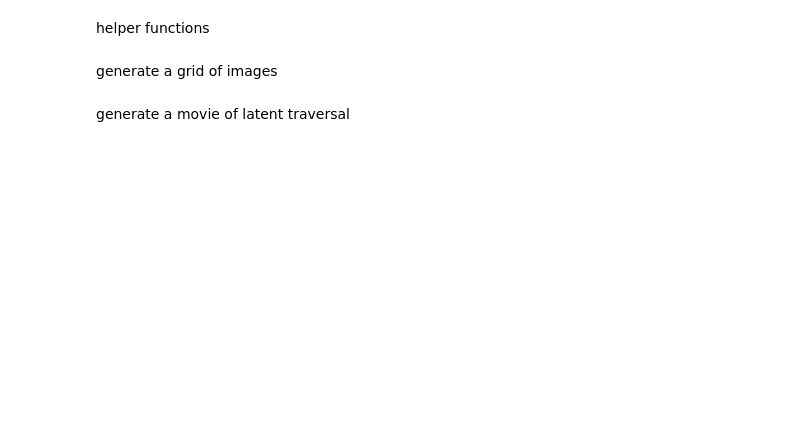
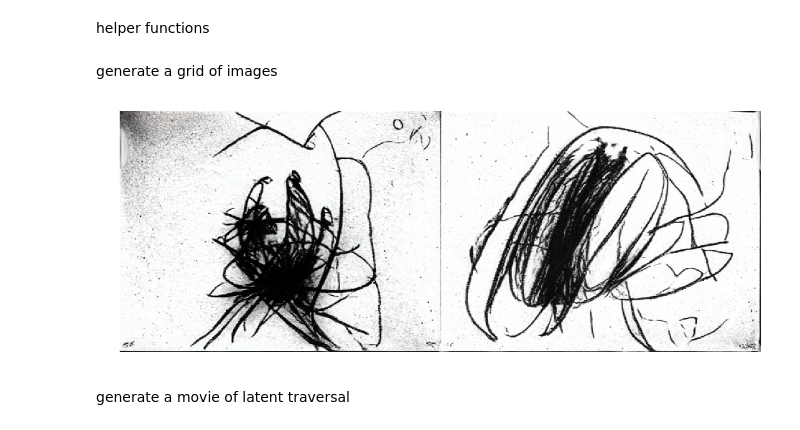
Before and after one commit to roberttwomey/child-art, a Jupyter notebook: stylegan-finetune.ipynb, the cells around one changed output. Saved outputs shown, nothing was run; the diff lists cells and outputs as text; code cells hidden in the pictures; blank space fills up the shorter version.

```diff
--- a/stylegan-finetune.ipynb
+++ b/stylegan-finetune.ipynb
@@ -558,6 +603,6 @@ tflib.init_tf()
 # %%
-model = '/content/stylegan/results/00000-sgan-custom-1gpu/network-snapshot-011185.pkl'
-
+# model = '/content/stylegan/results/00000-sgan-custom-1gpu/network-snapshot-011185.pkl'
+model = "results/00021-sgan-custom-2gpu/network-snapshot-011545.pkl"
 with open(model, 'rb') as f:
     _G, _D, Gs = pickle.load(f)
 
@@ -650,21 +703,25 @@ generate a grid of images
 # %%
 #from google.colab import files
 
 def random_sample(num_images, scale):
     latents = np.random.RandomState(int(1000*random.random())).randn(num_images, *Gs.input_shapes[0][1:])
     labels = np.zeros([latents.shape[0]] + Gs.input_shapes[1][1:])
     images = Gs.run(latents, None, truncation_psi=truncation, randomize_noise=False, output_transform=fmt)
-    images_ct = np.concatenate([img for img in images], axis=1)
+#     images_ct = np.concatenate([img for img in images], axis=1)
+    images_ct = np.concatenate([resize(img, (512, 680)) for img in images], axis=1)
     plt.figure(figsize=(scale*num_images, scale))
     plt.imshow(images_ct)
     plt.axis('off')
-    #plt.savefig('download.png')
+    plt.savefig('sgan_sample.png')
     return images, latents
 
-images, latents = random_sample(40, scale=8)
+# images, latents = random_sample(40, scale=8)
+images, latents = random_sample(2, scale=8)
 
 
 #files.download('download.png')
+# %% [output]
+[figure, added]
 # %% [markdown]
 generate a movie of latent traversal
 # %%
```
Also changed, not shown: parts of 18 cells of this notebook.
